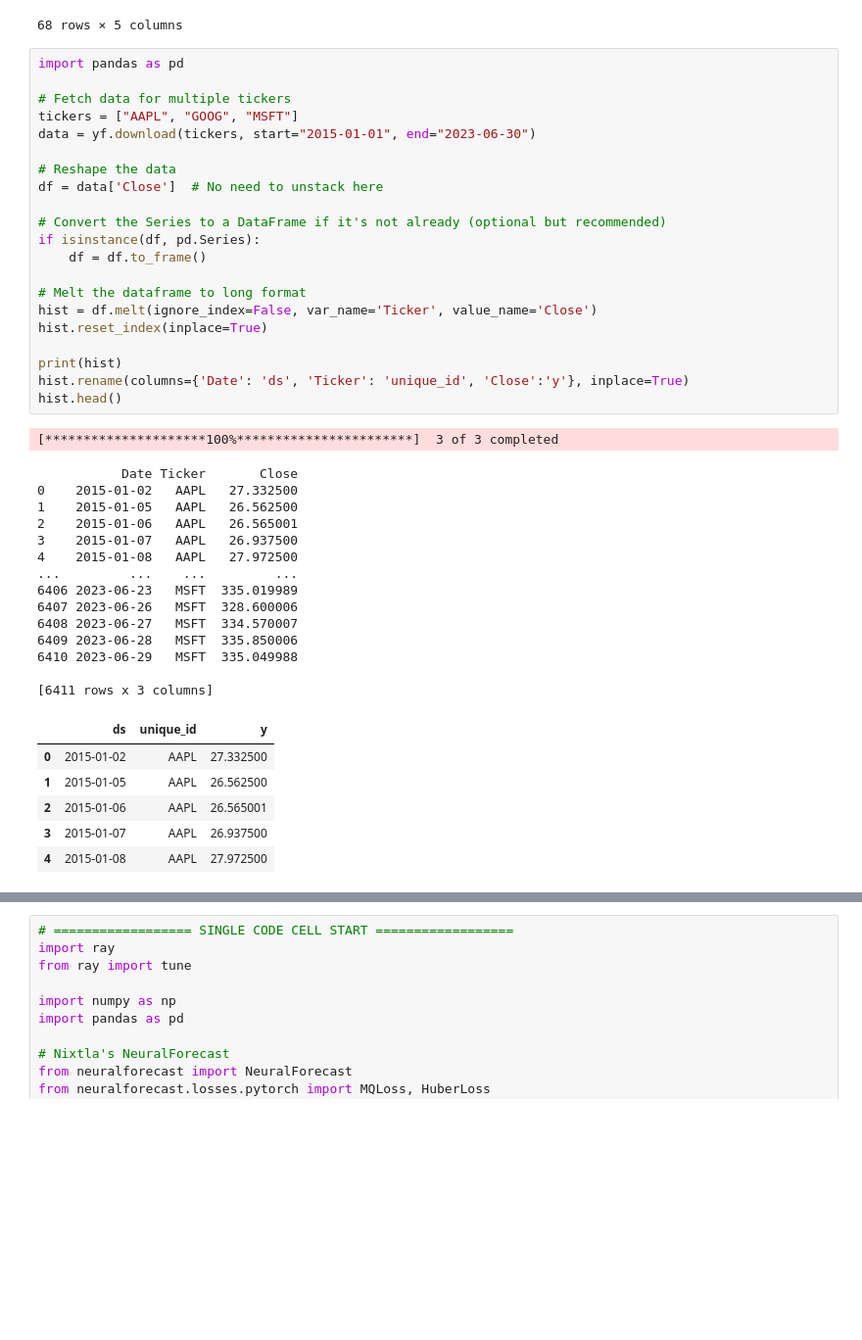
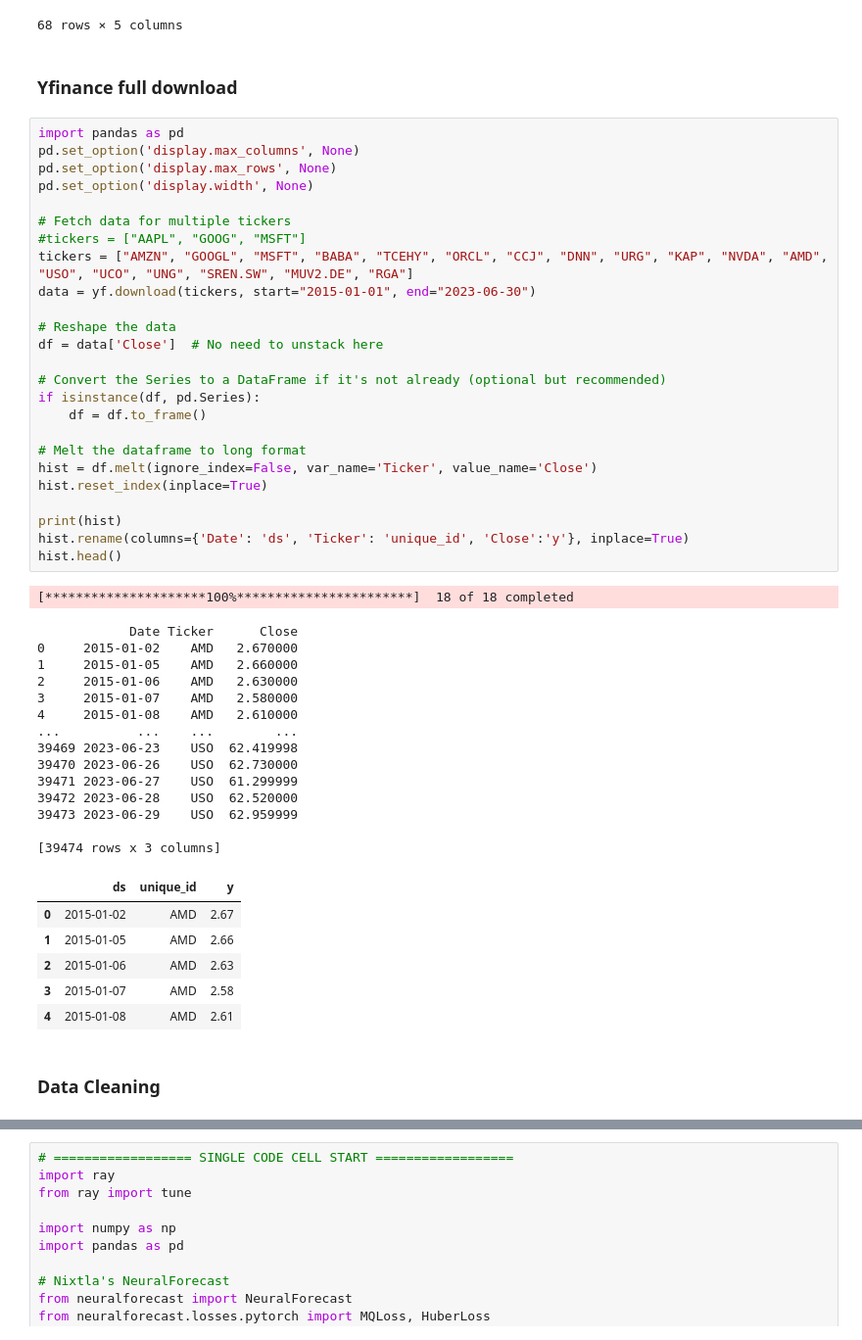
Before and after one commit to saymrwulf/timeseries, a Jupyter notebook: oho_yfinance_neural_forecasting_v2.ipynb, the cells around one changed output, grey strips where cells are left out. Shown at 98% size. Drawn from its saved outputs; the diff is of its cells as text; blank space fills up the shorter version.

```diff
--- a/oho_yfinance_neural_forecasting_v2.ipynb
+++ b/oho_yfinance_neural_forecasting_v2.ipynb
@@ -49,46 +60,54 @@ aapl.balance_sheet
 | Cash Equivalents | 2744000000.0 | 1606000000.0 | 5100000000.0 | 17635000000.0 | NaN |
 | Cash Financial | 27199000000.0 | 28359000000.0 | 18546000000.0 | 17305000000.0 | NaN |
 68 rows × 5 columns
+# %% [markdown]
+### Yfinance full download
 # %%
 import pandas as pd
+pd.set_option('display.max_columns', None)
+pd.set_option('display.max_rows', None)
+pd.set_option('display.width', None)
 
 # Fetch data for multiple tickers
-tickers = ["AAPL", "GOOG", "MSFT"]
+#tickers = ["AAPL", "GOOG", "MSFT"]
+tickers = ["AMZN", "GOOGL", "MSFT", "BABA", "TCEHY", "ORCL", "CCJ", "DNN", "URG", "KAP", "NVDA", "AMD", "USO", "UCO", "UNG", "SREN.SW", "MUV2.DE", "RGA"]
 data = yf.download(tickers, start="2015-01-01", end="2023-06-30")
 
 # Reshape the data
 df = data['Close']  # No need to unstack here
 
 # Convert the Series to a DataFrame if it's not already (optional but recommended)
 if isinstance(df, pd.Series):
     df = df.to_frame()
 
 # Melt the dataframe to long format
 hist = df.melt(ignore_index=False, var_name='Ticker', value_name='Close')
 hist.reset_index(inplace=True)
 
 print(hist)
 hist.rename(columns={'Date': 'ds', 'Ticker': 'unique_id', 'Close':'y'}, inplace=True)
 hist.head()
 # %% [output]
-[*********************100%***********************]  3 of 3 completed
+[*********************100%***********************]  18 of 18 completed
-           Date Ticker       Close
-0    2015-01-02   AAPL   27.332500
-1    2015-01-05   AAPL   26.562500
-2    2015-01-06   AAPL   26.565001
-3    2015-01-07   AAPL   26.937500
-4    2015-01-08   AAPL   27.972500
-...         ...    ...         ...
-6406 2023-06-23   MSFT  335.019989
-6407 2023-06-26   MSFT  328.600006
-6408 2023-06-27   MSFT  334.570007
-6409 2023-06-28   MSFT  335.850006
-6410 2023-06-29   MSFT  335.049988
+            Date Ticker      Close
+0     2015-01-02    AMD   2.670000
+1     2015-01-05    AMD   2.660000
+2     2015-01-06    AMD   2.630000
+3     2015-01-07    AMD   2.580000
+4     2015-01-08    AMD   2.610000
+...          ...    ...        ...
+39469 2023-06-23    USO  62.419998
+39470 2023-06-26    USO  62.730000
+39471 2023-06-27    USO  61.299999
+39472 2023-06-28    USO  62.520000
+39473 2023-06-29    USO  62.959999
 
-[6411 rows x 3 columns]
+[39474 rows x 3 columns]
 |  | ds | unique_id | y |
-| 0 | 2015-01-02 | AAPL | 27.332500 |
-| 1 | 2015-01-05 | AAPL | 26.562500 |
-| 2 | 2015-01-06 | AAPL | 26.565001 |
-| 3 | 2015-01-07 | AAPL | 26.937500 |
-| 4 | 2015-01-08 | AAPL | 27.972500 |
+| 0 | 2015-01-02 | AMD | 2.67 |
+| 1 | 2015-01-05 | AMD | 2.66 |
+| 2 | 2015-01-06 | AMD | 2.63 |
+| 3 | 2015-01-07 | AMD | 2.58 |
+| 4 | 2015-01-08 | AMD | 2.61 |
+# %% [markdown]
+### Data Cleaning
```
Also changed, not shown: parts of 50 cells of this notebook.
